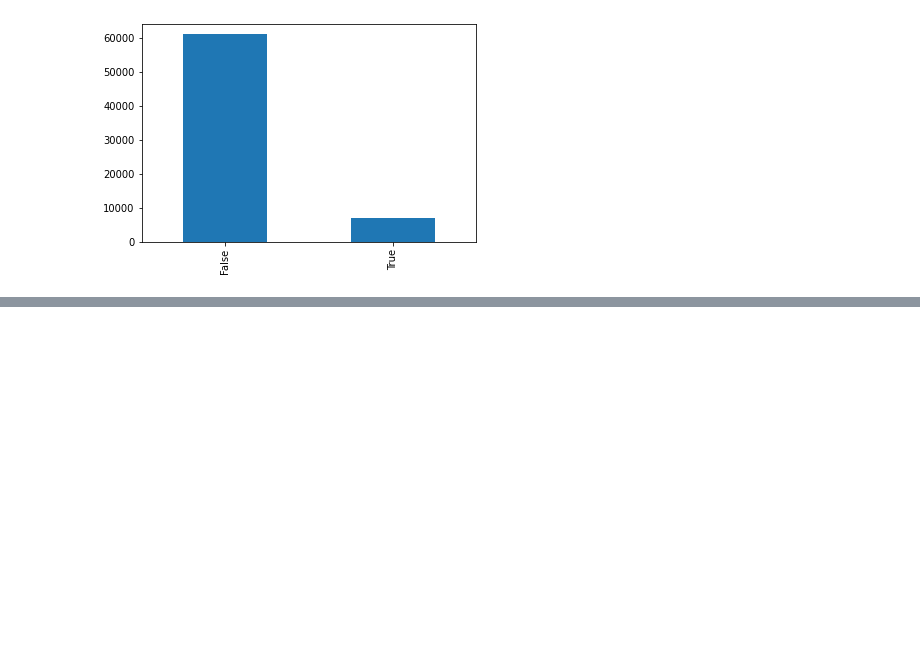
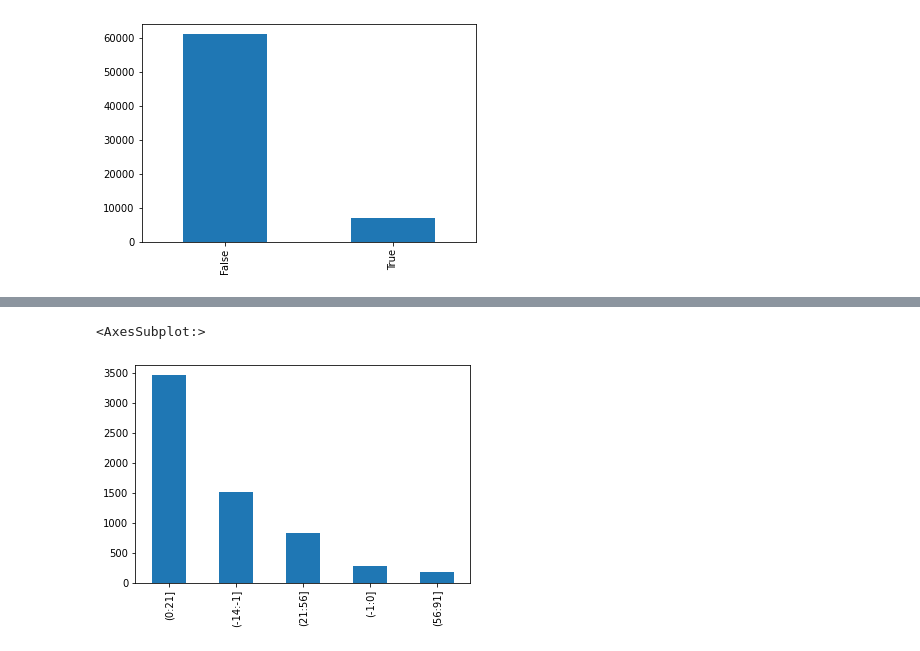
Before and after one commit to MariaPonomarenko38/Data-Scientist-Challenge, a Jupyter notebook: solution.ipynb, the cells around one changed output, grey strips where cells are left out. Cells and saved outputs as stored; diff of their text form; code cells hidden in the pictures; blank space fills up the shorter version.

```diff
--- a/solution.ipynb
+++ b/solution.ipynb
@@ -224,0 +265,5 @@ data.to_csv("synthetic_features.csv", columns=columns, index=False)
+# %%
+data[data['SIGLADES'] == 'Buenos Aires']['diff_ranges'].value_counts()[:5].plot(kind='bar')
+# %% [output]
+<AxesSubplot:>
+[figure, added]
```
Also changed, not shown: parts of 11 cells of this notebook.
